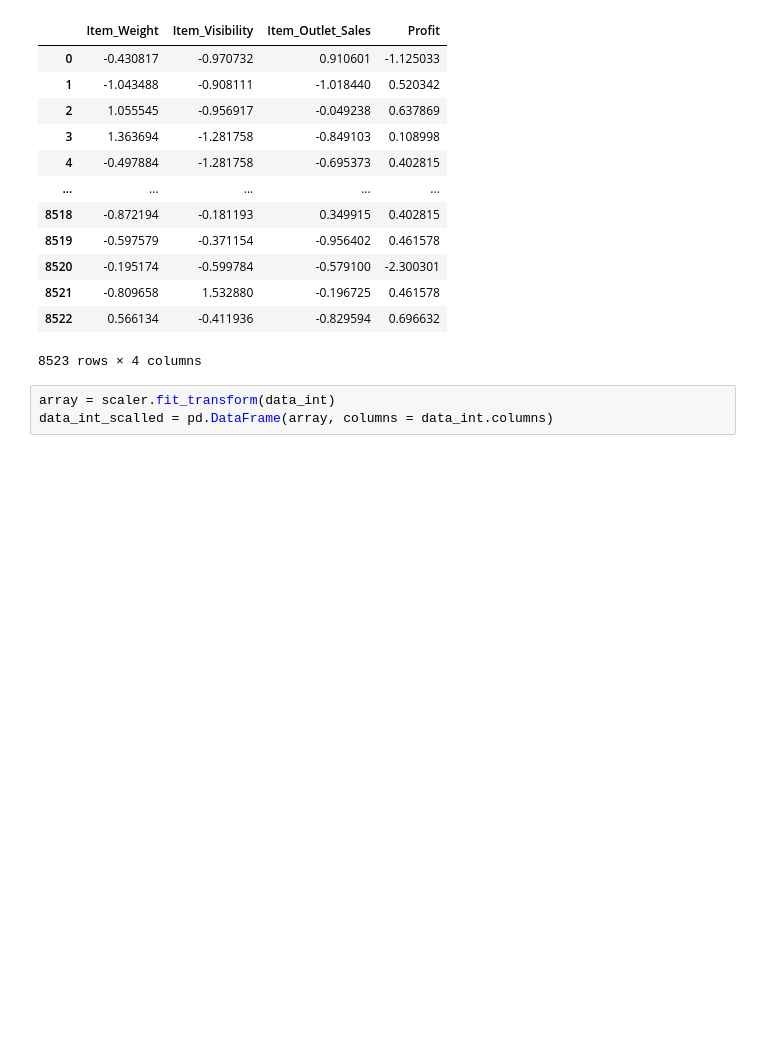
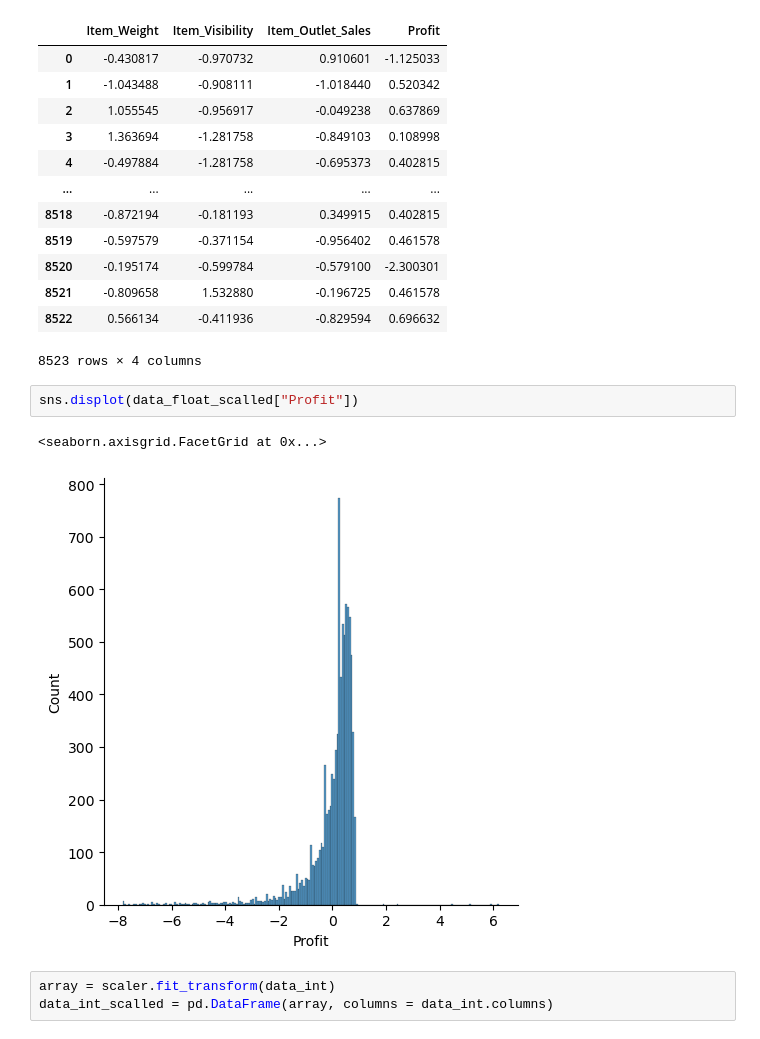
Before and after one commit to NageshaSriram/Machine-Learning, a Jupyter notebook: session1_09-08-2025.ipynb, the cells around one changed output. Drawn from its saved outputs; the diff is of its cells as text; blank space fills up the shorter version.

```diff
--- a/session1_09-08-2025.ipynb
+++ b/session1_09-08-2025.ipynb
@@ -636,6 +639,11 @@ data_float_scalled
 | 8521 | -0.809658 | 1.532880 | -0.196725 | 0.461578 |
 | 8522 | 0.566134 | -0.411936 | -0.829594 | 0.696632 |
 8523 rows × 4 columns
+# %%
+sns.displot(data_float_scalled["Profit"])
+# %% [output]
+<seaborn.axisgrid.FacetGrid at 0x...>
+[figure, added]
 # %%
 array = scaler.fit_transform(data_int)
 data_int_scalled = pd.DataFrame(array, columns = data_int.columns)
```
Also changed, not shown: parts of 41 cells of this notebook, 2 other files.
